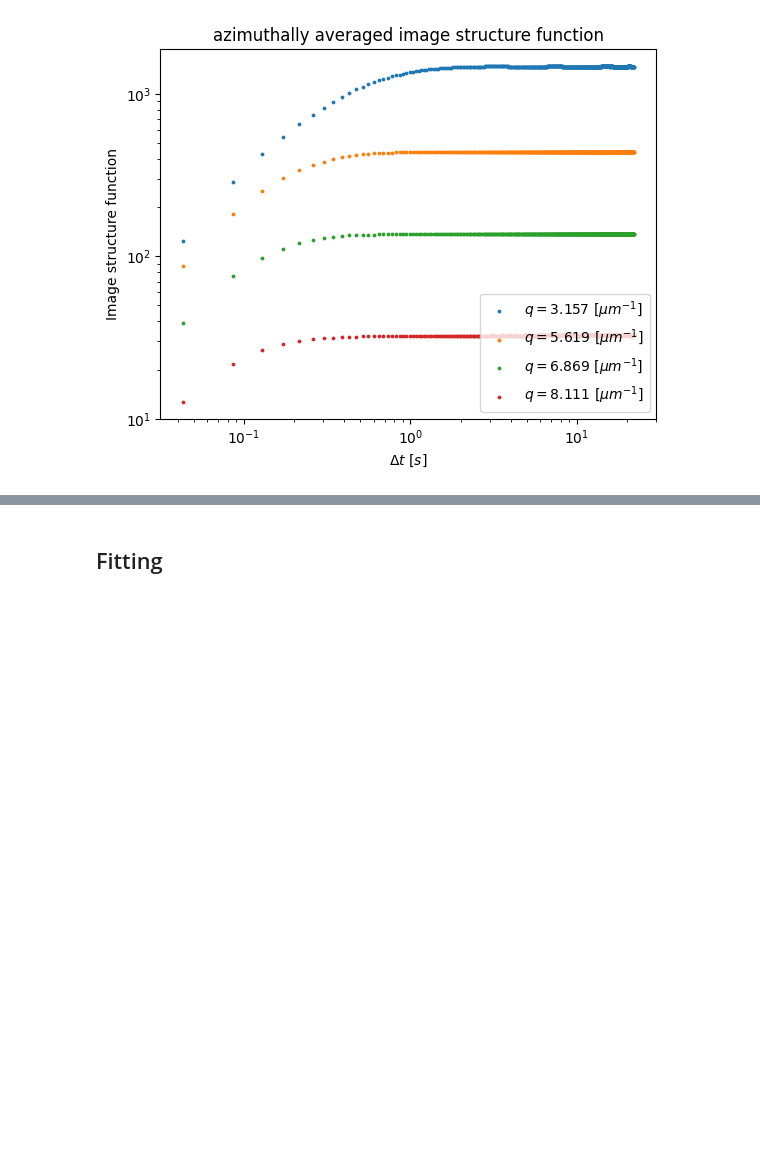
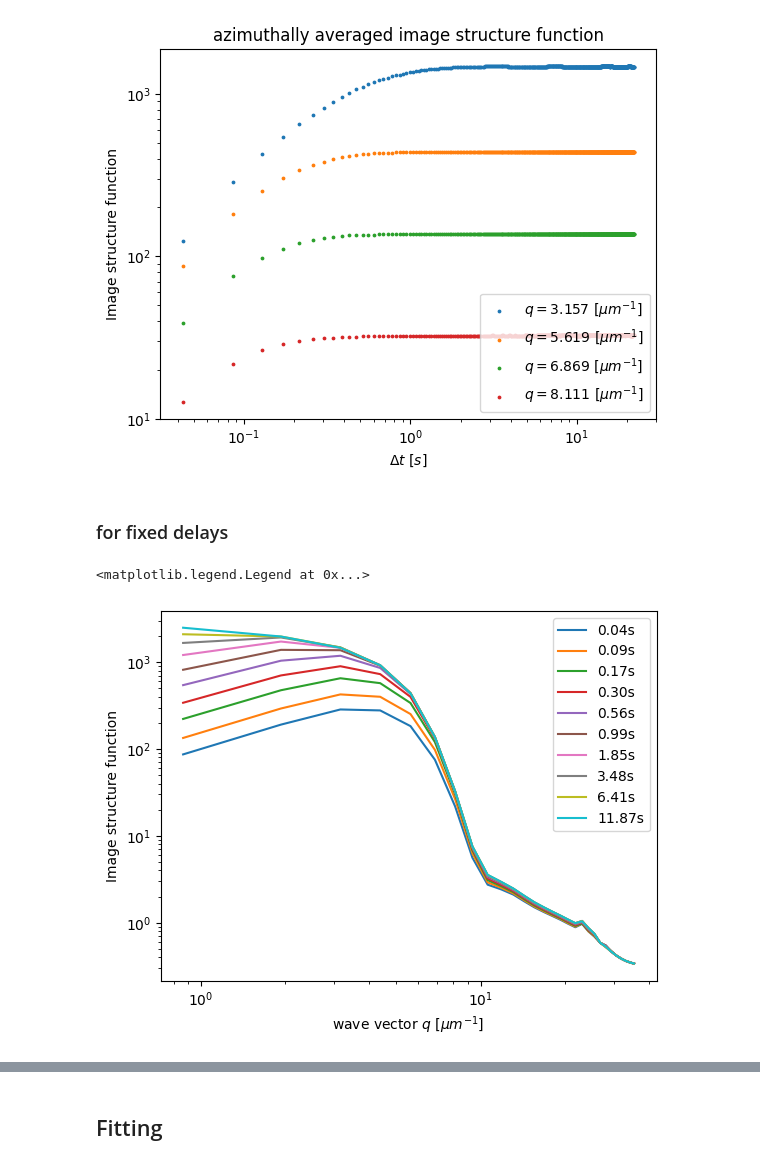
Before and after one commit to somexlab/fastddm, a Jupyter notebook: examples/fastddm_examples.ipynb, the cells around one changed output, grey strips where cells are left out. Cells and saved outputs as stored; diff of their text form; code cells hidden in the pictures; blank space fills up the shorter version.

```diff
--- a/examples/fastddm_examples.ipynb
+++ b/examples/fastddm_examples.ipynb
@@ -15,6 +15,7 @@ from matplotlib.colors import LogNorm
 # read image files
 im_path = Path("../tests/test-imgs/confocal/")
 images = np.array([tiff_to_numpy(im) for im in sorted(im_path.iterdir()) if im.name.endswith(".tif")])
+images = np.ascontiguousarray(images)
 images.shape
 # %% [output]
 (1024, 256, 256)
@@ -98,3 +102,20 @@ plt.legend(loc=4)
 # %% [output]
 <matplotlib.legend.Legend at 0x...>
 [figure]
+# %% [markdown]
+### for fixed delays
+# %%
+from dfmtoolbox.lags import logspace_int
+
+test_dt = logspace_int(lags.max(), num=10)
+
+for tdt in test_dt:
+    plt.plot(q, avg_structure_function[:, tdt], label=f"{tdt*dt:.2f}s")
+plt.xscale('log')
+plt.yscale('log')
+plt.xlabel("wave vector $q\ [\mu m^{-1}]$")
+plt.ylabel("Image structure function")
+plt.legend()
+# %% [output]
+<matplotlib.legend.Legend at 0x...>
+[figure, added]
```
Also changed, not shown: parts of 6 cells of this notebook.
